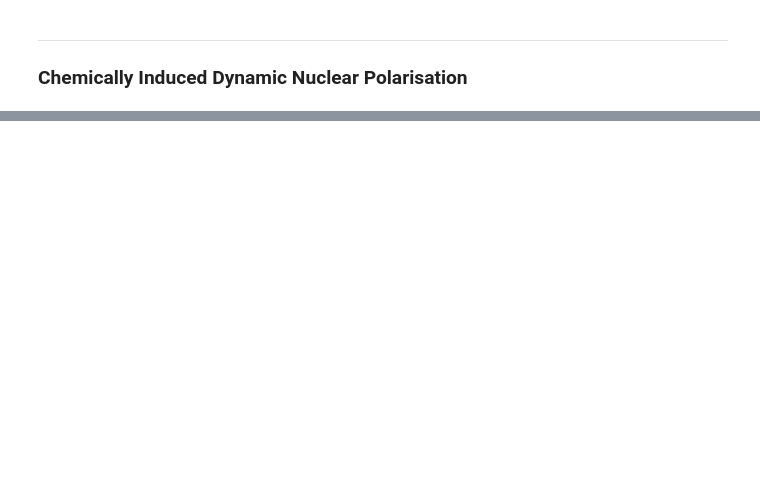
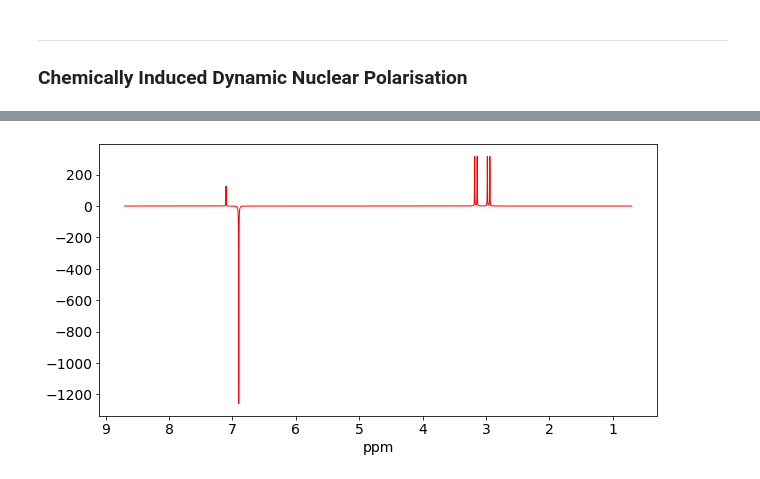
Before and after one commit to Spin-Chemistry-Labs/radicalpy, a Jupyter notebook: examples/tutorials/08_CIDNP.ipynb, the cells around one changed output, grey strips where cells are left out. Cells and saved outputs as stored; diff of their text form; code cells hidden in the pictures; blank space fills up the shorter version.

```diff
--- a/examples/tutorials/08_CIDNP.ipynb
+++ b/examples/tutorials/08_CIDNP.ipynb
@@ -92,0 +142,34 @@ plt.show()
+# %%
+MULTIPLETS = [
+    (0.2, 800.0, 2, 0),  # 2 doublets @ 800 Hz
+    (-2.0, 900.0, 2, 0),  # 2 doublets @ 900 Hz
+    (1.0, 2870.0, 2, 20),  # doublet @ 2870 Hz, J=20 Hz
+    (1.0, 2770.0, 2, 20),  # doublet @ 2770 Hz, J=20 Hz
+]
+SW_HZ = 4000.0  # spectral width (Hz)
+NP = 8000  # acquired points
+N_FFT = 16000  # zero-filled FFT length
+TRANS_MHZ = 500.0  # transmitter frequency (MHz)
+CARRIER_PPM = 4.7  # carrier position (ppm)
+LINEWIDTH_HZ = 2.0  # Lorentzian linewidth (Hz)
+SCALE = 1.0  # final y-scale
+
+ppm, spectrum = nmr(
+    multiplets=MULTIPLETS,
+    spectral_width=SW_HZ,
+    number_of_points=NP,
+    fft_number=N_FFT,
+    transmitter_frequency=TRANS_MHZ,
+    carrier_position=CARRIER_PPM,
+    linewidth=LINEWIDTH_HZ,
+    scale=SCALE,
+)
+
+plt.plot(ppm, spectrum.real, "r", linewidth=1)
+plt.gca().invert_xaxis()
+plt.xlabel("ppm", size=14)
+plt.tick_params(labelsize=14)
+plt.gcf().set_size_inches(10, 5)
+plt.show()
+# %% [output]
+[figure, added]
```
Also changed, not shown: parts of 6 cells of this notebook, 2 other files.
